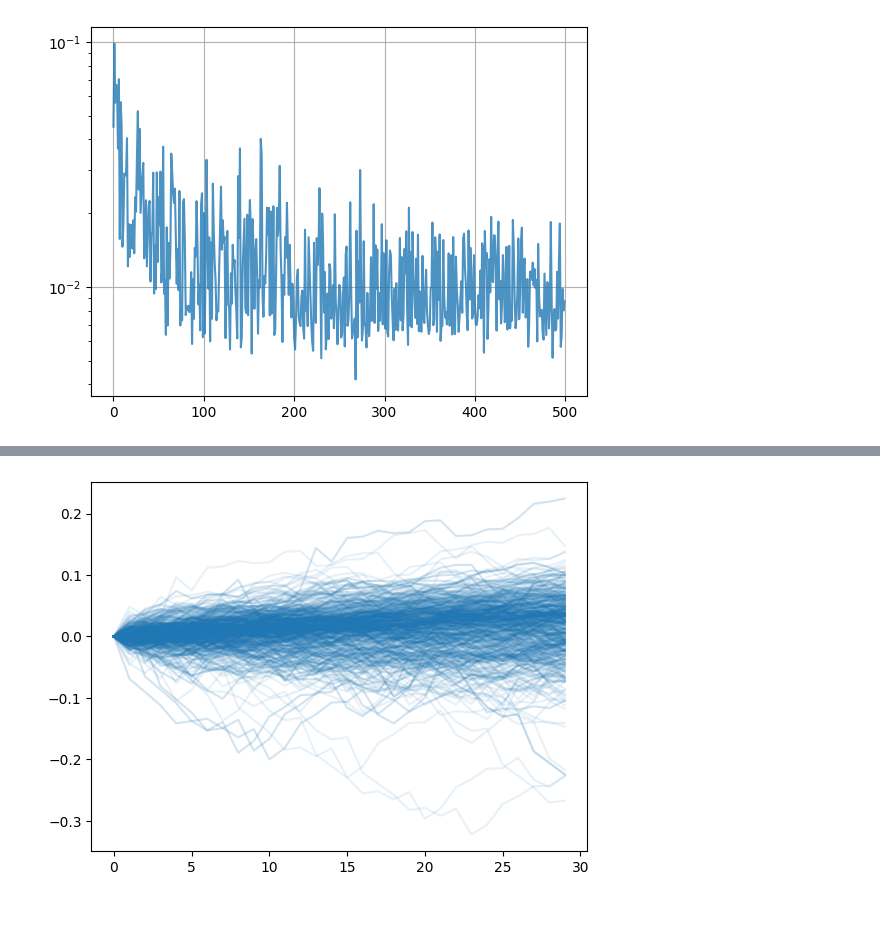
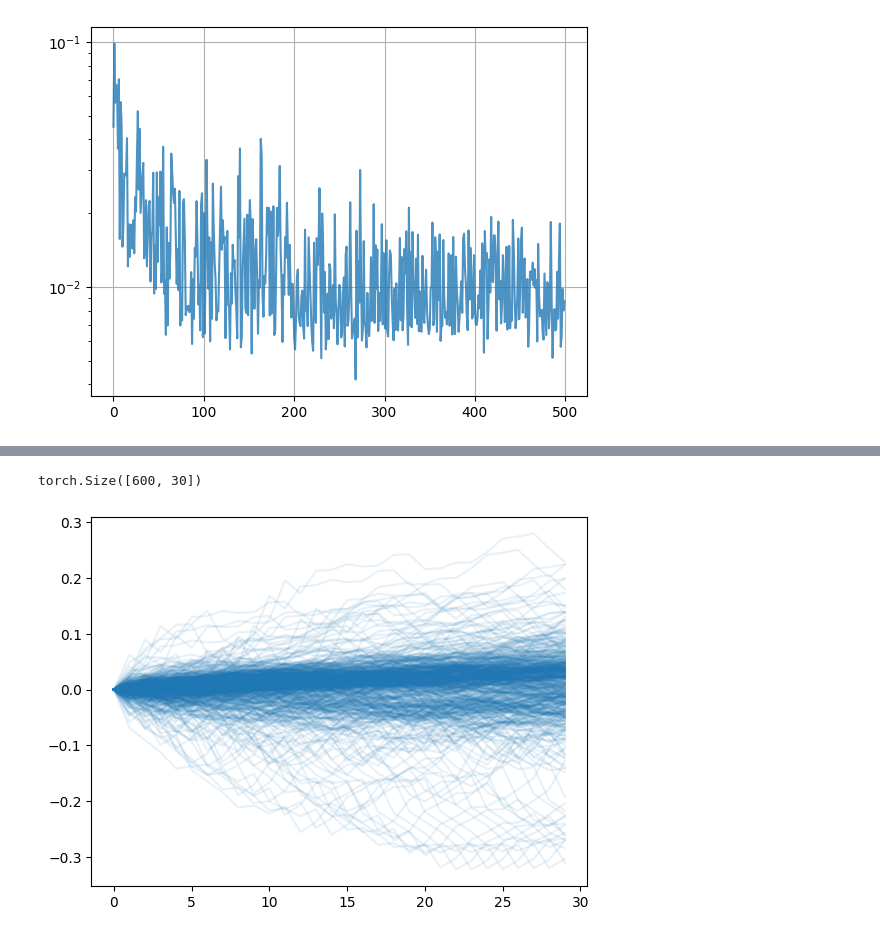
Before and after one commit to levi0206/Signature-GAN, a Jupyter notebook: sigwgan.ipynb, the cells around one changed output, grey strips where cells are left out. Cells and saved outputs as stored; diff of their text form; code cells hidden in the pictures.

```diff
--- a/sigwgan.ipynb
+++ b/sigwgan.ipynb
@@ -195,9 +195,10 @@ plt.show()
 [figure]
 # %%
 with torch.no_grad():
-    x_fake = G(100, sigwgan_config['window_size'], sigwgan_config['device'])
+    x_fake = G(600, sigwgan_config['window_size'], sigwgan_config['device'])
 
 for i in range(x_real_dim):
     plt.plot(to_numpy(x_fake[:600, :, i]).T, 'C%s' % i, alpha=0.1)
-# plt.plot(to_numpy(x_fake[:50, :, 0]).T, 'C%s' % 0, alpha=0.1)
+# plt.close()
+print(x_fake[:600, :, i].shape)
 # %% [output]
@@ -205,6 +207,7 @@ for i in range(x_real_dim):
 # %%
 for i in range(x_real_dim):
-    random_indices = torch.randint(0, x_real_rolled.shape[0], (600,))
-    plt.plot(to_numpy(x_real_rolled[random_indices, :, i]).T, 'C%s' % i, alpha=0.1)
+    plt.plot(to_numpy(x_real_rolled[:600, :, i]).T, 'C%s' % i, alpha=0.1)
+print(x_real_rolled[:600, :, i].shape)
 # %% [output]
+torch.Size([600, 30])
-[figure, old version]
+[figure, new version]
```
Also changed, not shown: parts of 1 cell of this notebook.
